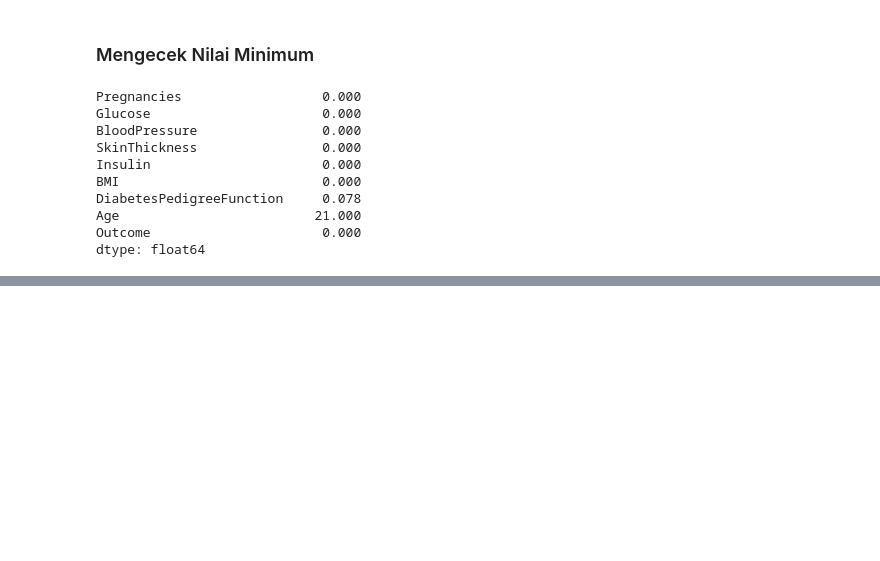
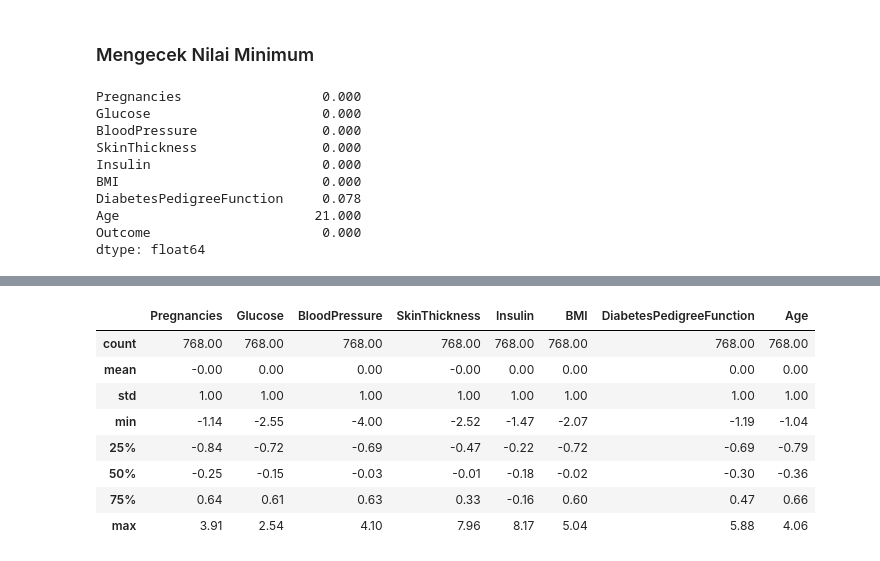
Before and after one commit to pinzii-maz/Prediksi-Risiko-Diabetes, a Jupyter notebook: Belajar Logistik Regresi.ipynb, the cells around one changed output, grey strips where cells are left out. Cells and saved outputs as stored; diff of their text form; code cells hidden in the pictures; blank space fills up the shorter version.

```diff
--- a/Belajar Logistik Regresi.ipynb
+++ b/Belajar Logistik Regresi.ipynb
@@ -288,0 +476,4 @@ dtype: float64
+# %%
+X = data.drop("Outcome", axis=1)
+
+y = data["Outcome"]
@@ -288,0 +482,11 @@ dtype: float64
+# %%
+scaler = StandardScaler()
+
+X_scaled = scaler.fit_transform(X)
+# %%
+X_scaled = pd.DataFrame(
+    X_scaled,
+    columns=X.columns
+)
+
+X_scaled.head()
@@ -288,0 +500,12 @@ dtype: float64
+# %%
+X_scaled.describe().round(2)
+# %% [output]
+|  | Pregnancies | Glucose | BloodPressure | SkinThickness | Insulin | BMI | DiabetesPedigreeFunction | Age |
+| count | 768.00 | 768.00 | 768.00 | 768.00 | 768.00 | 768.00 | 768.00 | 768.00 |
+| mean | -0.00 | 0.00 | 0.00 | -0.00 | 0.00 | 0.00 | 0.00 | 0.00 |
+| std | 1.00 | 1.00 | 1.00 | 1.00 | 1.00 | 1.00 | 1.00 | 1.00 |
+| min | -1.14 | -2.55 | -4.00 | -2.52 | -1.47 | -2.07 | -1.19 | -1.04 |
+| 25% | -0.84 | -0.72 | -0.69 | -0.47 | -0.22 | -0.72 | -0.69 | -0.79 |
+| 50% | -0.25 | -0.15 | -0.03 | -0.01 | -0.18 | -0.02 | -0.30 | -0.36 |
+| 75% | 0.64 | 0.61 | 0.63 | 0.33 | -0.16 | 0.60 | 0.47 | 0.66 |
+| max | 3.91 | 2.54 | 4.10 | 7.96 | 8.17 | 5.04 | 5.88 | 4.06 |
```
Also changed, not shown: parts of 35 cells of this notebook.
